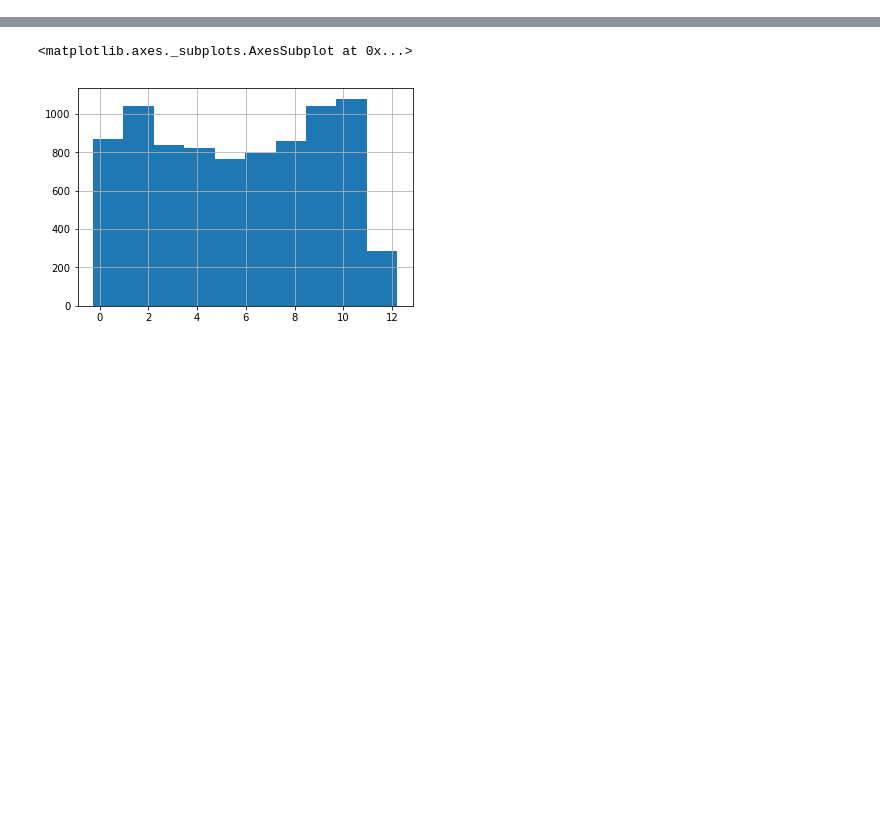
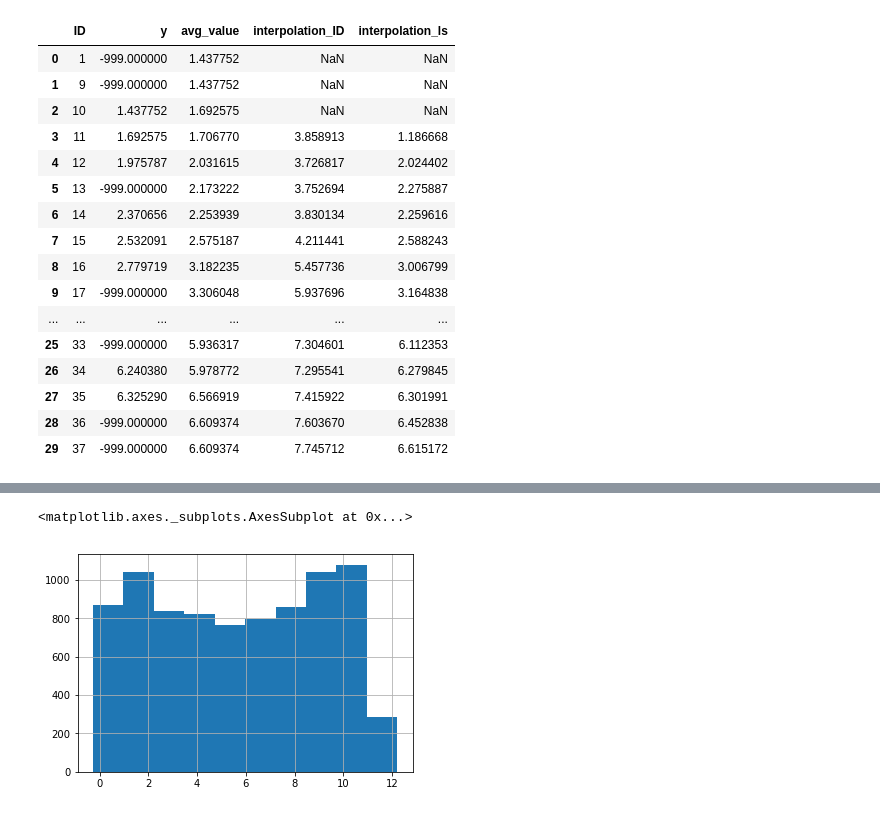
Before and after one commit to thuwyh/solar-magic, a Jupyter notebook: script/baseline-V2.ipynb, the cells around one changed output, grey strips where cells are left out. Saved outputs shown, nothing was run; the diff lists cells and outputs as text; code cells hidden in the pictures; blank space fills up the shorter version.

```diff
--- a/script/baseline-V2.ipynb
+++ b/script/baseline-V2.ipynb
@@ -81,0 +185,20 @@ df['predict_p_2'] = (df['P_A']*df['efficiency_A'] \
+# %%
+df[['ID','y','avg_value','interpolation_ID','interpolation_ls']].head(30)
+# %% [output]
+|  | ID | y | avg_value | interpolation_ID | interpolation_ls |
+| 0 | 1 | -999.000000 | 1.437752 | NaN | NaN |
+| 1 | 9 | -999.000000 | 1.437752 | NaN | NaN |
+| 2 | 10 | 1.437752 | 1.692575 | NaN | NaN |
+| 3 | 11 | 1.692575 | 1.706770 | 3.858913 | 1.186668 |
+| 4 | 12 | 1.975787 | 2.031615 | 3.726817 | 2.024402 |
+| 5 | 13 | -999.000000 | 2.173222 | 3.752694 | 2.275887 |
+| 6 | 14 | 2.370656 | 2.253939 | 3.830134 | 2.259616 |
+| 7 | 15 | 2.532091 | 2.575187 | 4.211441 | 2.588243 |
+| 8 | 16 | 2.779719 | 3.182235 | 5.457736 | 3.006799 |
+| 9 | 17 | -999.000000 | 3.306048 | 5.937696 | 3.164838 |
+| ... | ... | ... | ... | ... | ... |
+| 25 | 33 | -999.000000 | 5.936317 | 7.304601 | 6.112353 |
+| 26 | 34 | 6.240380 | 5.978772 | 7.295541 | 6.279845 |
+| 27 | 35 | 6.325290 | 6.566919 | 7.415922 | 6.301991 |
+| 28 | 36 | -999.000000 | 6.609374 | 7.603670 | 6.452838 |
+| 29 | 37 | -999.000000 | 6.609374 | 7.745712 | 6.615172 |
```
Also changed, not shown: parts of 33 cells of this notebook, 33 other files.
